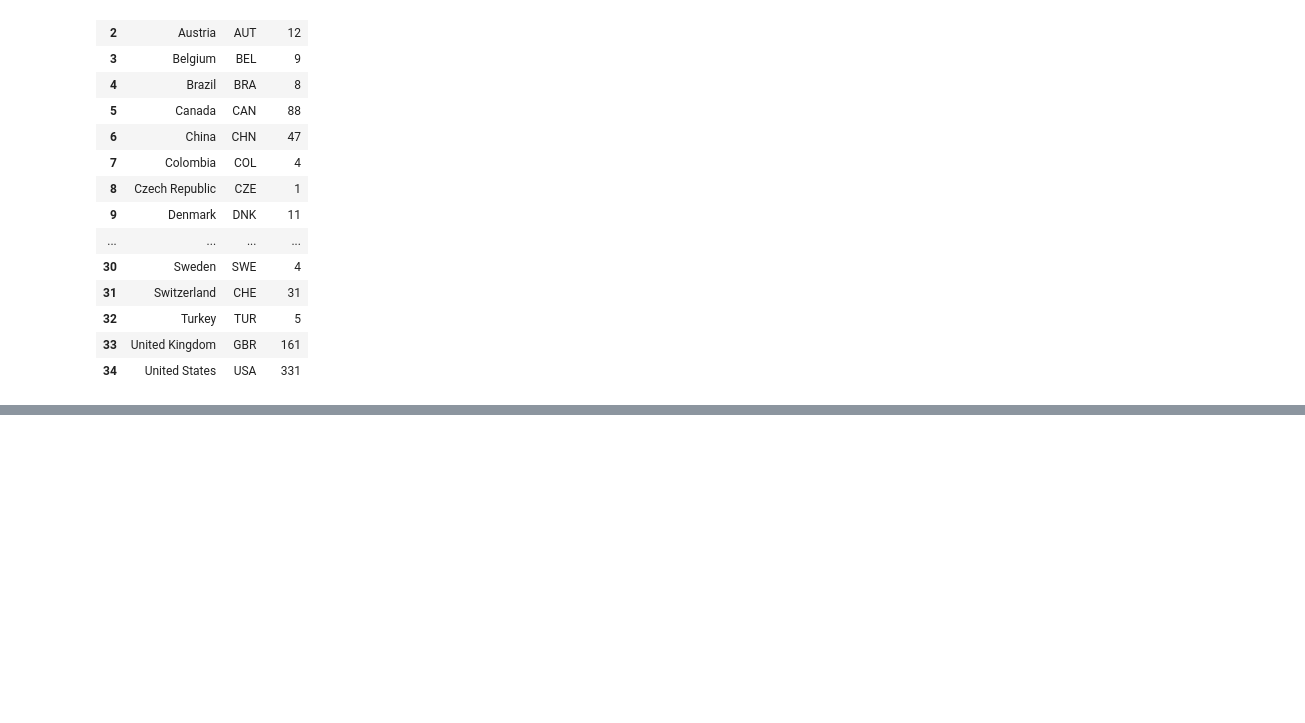
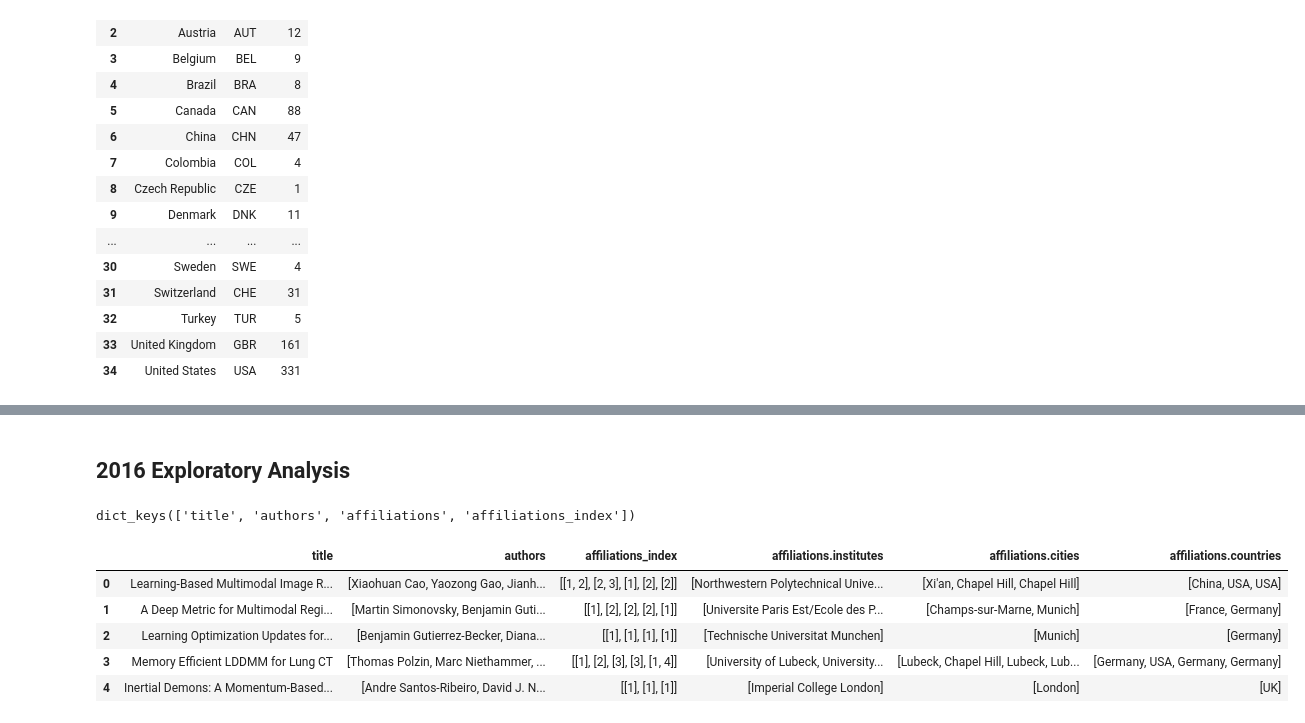
Before and after one commit to v15hv4/MICCAI-Geographical-Diversity-Dataset, a Jupyter notebook: countries_list.ipynb, the cells around one changed output, grey strips where cells are left out. Drawn from its saved outputs; the diff is of its cells as text; code cells hidden in the pictures; blank space fills up the shorter version.

```diff
--- a/countries_list.ipynb
+++ b/countries_list.ipynb
@@ -225,3 +225,21 @@ fig.update_layout(barmode='stack', yaxis={'categoryorder':'total ascending'})
 fig.show()
 # %% [output]
 [interactive output not drawn]
+# %% [markdown]
+## 2016 Exploratory Analysis
+# %%
+data_2016 = pd.read_json('./data/data-2016-20201005-003031.json')
+data_2016[2016][0].keys()
+# %% [output]
+dict_keys(['title', 'authors', 'affiliations', 'affiliations_index'])
+# %%
+# normalize the json data into table format
+df_2016 = pd.json_normalize(data_2016[2016])
+df_2016.head()
+# %% [output]
+|  | title | authors | affiliations_index | affiliations.institutes | affiliations.cities | affiliations.countries |
+| 0 | Learning-Based Multimodal Image R... | [Xiaohuan Cao, Yaozong Gao, Jianh... | [[1, 2], [2, 3], [1], [2], [2]] | [Northwestern Polytechnical Unive... | [Xi'an, Chapel Hill, Chapel Hill] | [China, USA, USA] |
+| 1 | A Deep Metric for Multimodal Regi... | [Martin Simonovsky, Benjamin Guti... | [[1], [2], [2], [2], [1]] | [Universite Paris Est/Ecole des P... | [Champs-sur-Marne, Munich] | [France, Germany] |
+| 2 | Learning Optimization Updates for... | [Benjamin Gutierrez-Becker, Diana... | [[1], [1], [1], [1]] | [Technische Universitat Munchen] | [Munich] | [Germany] |
+| 3 | Memory Efficient LDDMM for Lung CT | [Thomas Polzin, Marc Niethammer, ... | [[1], [2], [3], [3], [1, 4]] | [University of Lubeck, University... | [Lubeck, Chapel Hill, Lubeck, Lub... | [Germany, USA, Germany, Germany] |
+| 4 | Inertial Demons: A Momentum-Based... | [Andre Santos-Ribeiro, David J. N... | [[1], [1], [1]] | [Imperial College London] | [London] | [UK] |
```
Also changed, not shown: parts of 22 cells of this notebook.
